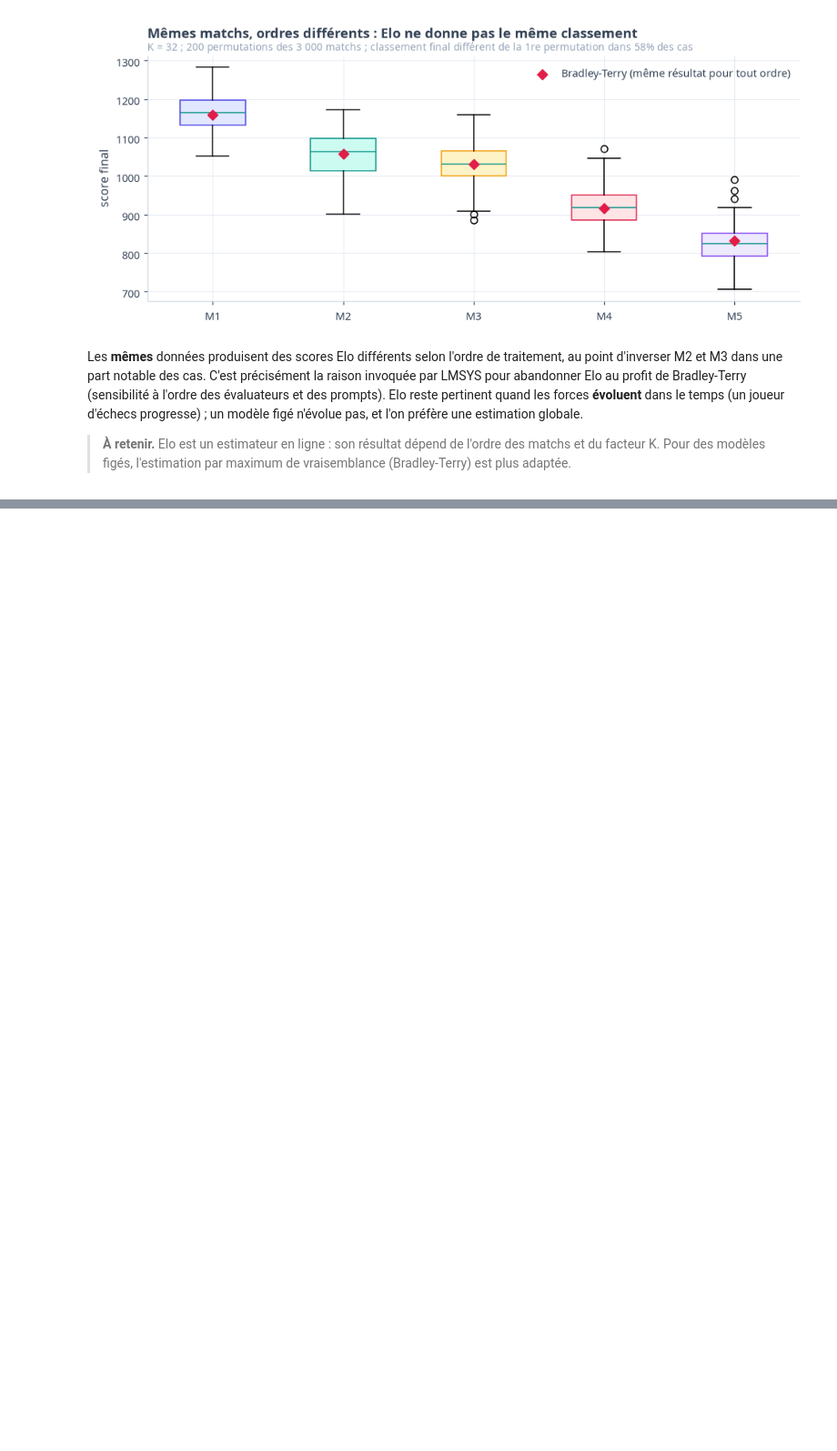
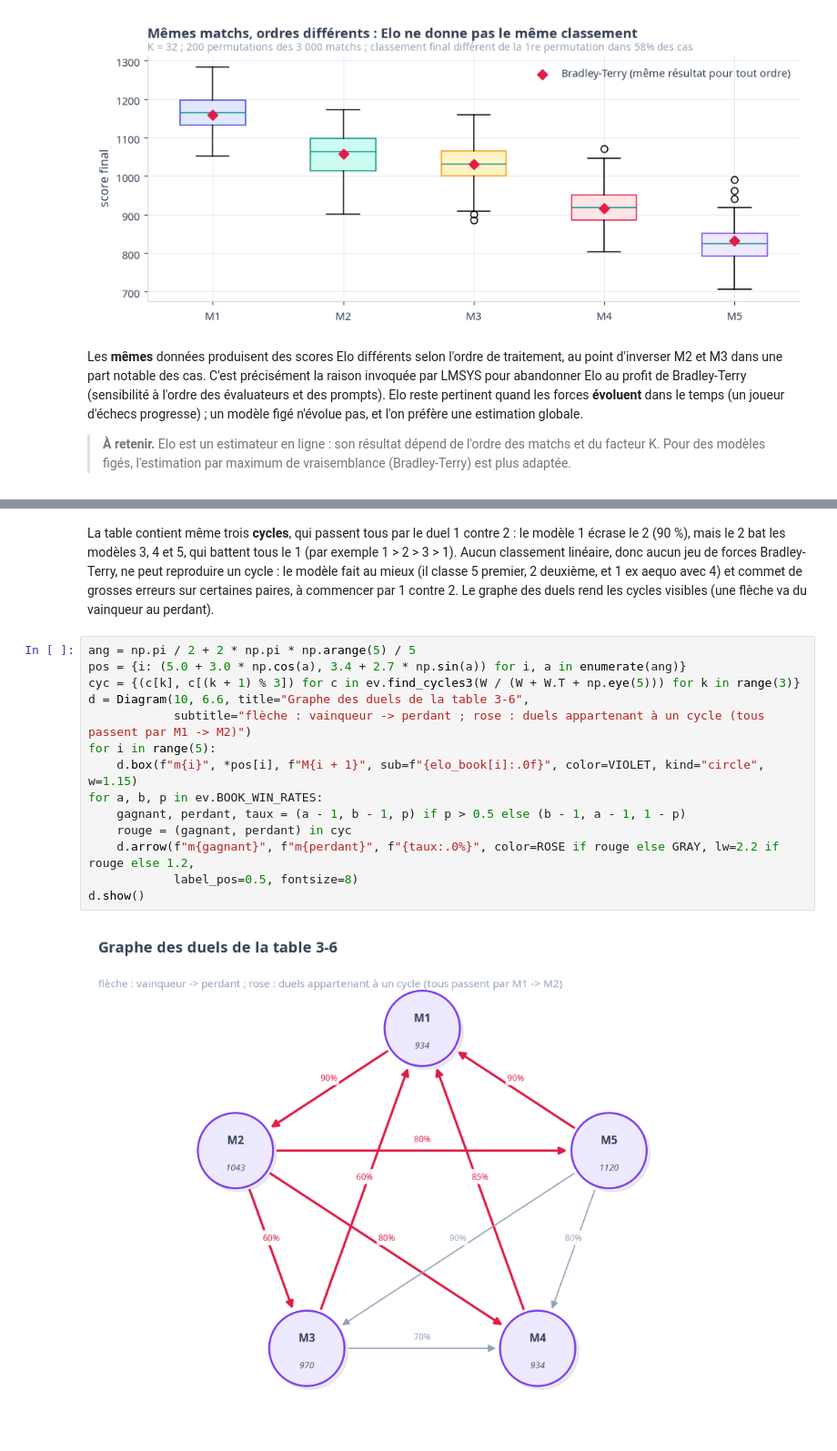
Before and after one commit to gwils28/AI_Engineering__ByTheBook, a Jupyter notebook: notebooks/ch03_methodologie_evaluation/ch03_cours_4_evaluation_comparative.ipynb, the cells around one changed output, grey strips where cells are left out. Shown at 91% size. Drawn from its saved outputs; the diff is of its cells as text; blank space fills up the shorter version.

```diff
--- a/notebooks/ch03_methodologie_evaluation/ch03_cours_4_evaluation_comparative.ipynb
+++ b/notebooks/ch03_methodologie_evaluation/ch03_cours_4_evaluation_comparative.ipynb
@@ -180,0 +283,24 @@ une estimation globale.
+# %% [markdown]
+La table contient même trois **cycles**, qui passent tous par le duel 1 contre 2 : le
+modèle 1 écrase le 2 (90 %), mais le 2 bat les modèles 3, 4 et 5, qui battent tous le
+1 (par exemple 1 > 2 > 3 > 1). Aucun classement linéaire, donc aucun jeu de forces
+Bradley-Terry, ne peut reproduire un cycle : le modèle fait au mieux (il classe 5
+premier, 2 deuxième, et 1 ex aequo avec 4) et commet de grosses erreurs sur certaines
+paires, à commencer par 1 contre 2. Le graphe des duels rend les cycles visibles (une
+flèche va du vainqueur au perdant).
+# %%
+ang = np.pi / 2 + 2 * np.pi * np.arange(5) / 5
+pos = {i: (5.0 + 3.0 * np.cos(a), 3.4 + 2.7 * np.sin(a)) for i, a in enumerate(ang)}
+cyc = {(c[k], c[(k + 1) % 3]) for c in ev.find_cycles3(W / (W + W.T + np.eye(5))) for k in range(3)}
+d = Diagram(10, 6.6, title="Graphe des duels de la table 3-6",
+            subtitle="flèche : vainqueur -> perdant ; rose : duels appartenant à un cycle (tous passent par M1 -> M2)")
+for i in range(5):
+    d.box(f"m{i}", *pos[i], f"M{i + 1}", sub=f"{elo_book[i]:.0f}", color=VIOLET, kind="circle", w=1.15)
+for a, b, p in ev.BOOK_WIN_RATES:
+    gagnant, perdant, taux = (a - 1, b - 1, p) if p > 0.5 else (b - 1, a - 1, 1 - p)
+    rouge = (gagnant, perdant) in cyc
+    d.arrow(f"m{gagnant}", f"m{perdant}", f"{taux:.0%}", color=ROSE if rouge else GRAY, lw=2.2 if rouge else 1.2,
+            label_pos=0.5, fontsize=8)
+d.show()
+# %% [output]
+[figure, added]
```
Also changed, not shown: parts of 21 cells of this notebook.
